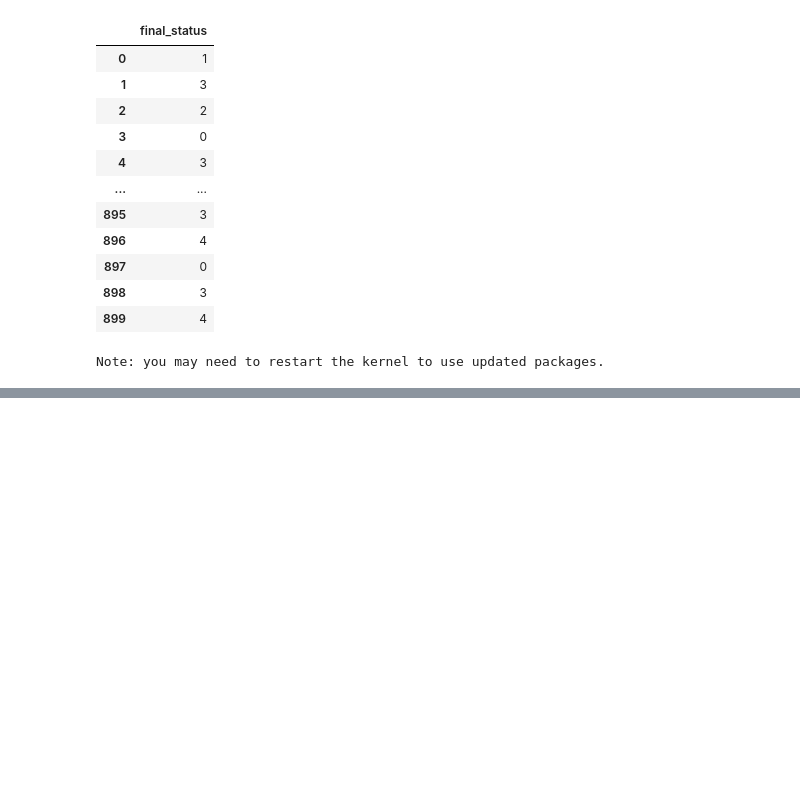
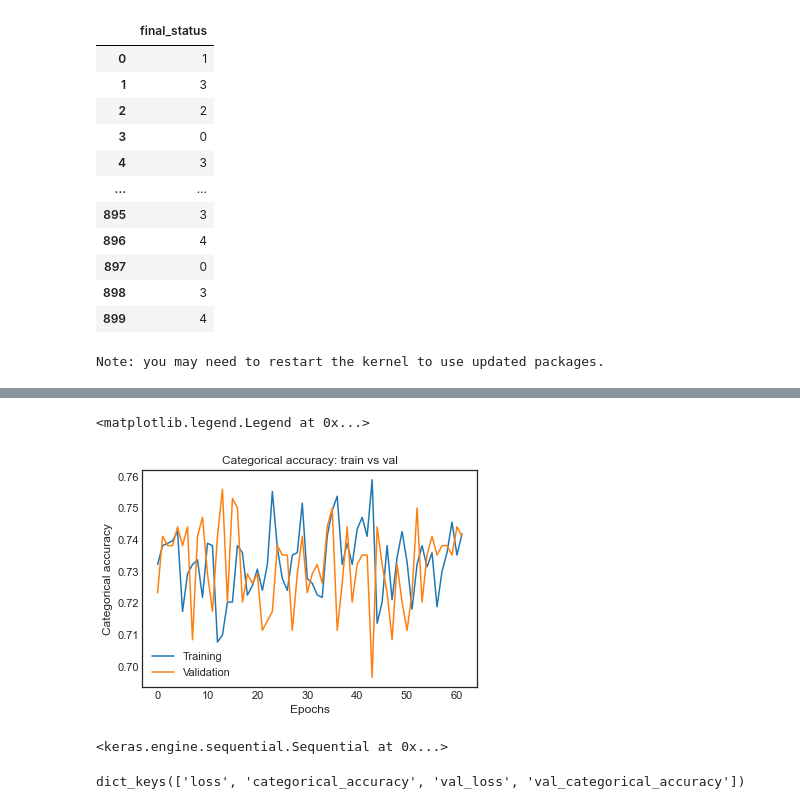
Before and after one commit to MarkusHumetus/Hackathon_Talent_Squad, a Jupyter notebook: main.ipynb, the cells around one changed output, grey strips where cells are left out. Cells and saved outputs as stored; diff of their text form; code cells hidden in the pictures; blank space fills up the shorter version.

```diff
--- a/main.ipynb
+++ b/main.ipynb
@@ -1074,0 +1097,11 @@ df = pd.read_csv('data.csv')
+# %%
+x = space_X_train.copy()
+x.drop("target",
+            axis = 1,
+            inplace=True
+            )
+from sklearn.preprocessing import StandardScaler
+sc = StandardScaler()
+x = pd.DataFrame(sc.fit_transform(x))
+y = space_X_train["target"]
+y_cat = to_categorical(y) #it is required this encoding for NN
@@ -1074,0 +1259,19 @@ df = pd.read_csv('data.csv')
+# %%
+sns.lineplot(x=range(0,len(nn_model_fitting.history['loss'])), y=nn_model_fitting.history['categorical_accuracy'])
+plot_categ_accuracy =sns.lineplot(x=range(0,len(nn_model_fitting.history['loss'])), y=nn_model_fitting.history['val_categorical_accuracy'])
+plot_categ_accuracy.set_xlabel('Epochs')
+plot_categ_accuracy.set_ylabel('Categorical accuracy')
+plot_categ_accuracy.set_title('Categorical accuracy: train vs validation')
+
+plt.legend(labels=["Training","Validation"])
+# %% [output]
+<matplotlib.legend.Legend at 0x...>
+[figure, added]
+# %%
+history.model
+# %% [output]
+<keras.engine.sequential.Sequential at 0x...>
+# %%
+history.history.keys()
+# %% [output]
+dict_keys(['loss', 'categorical_accuracy', 'val_loss', 'val_categorical_accuracy'])
```
Also changed, not shown: parts of 19 cells of this notebook.
